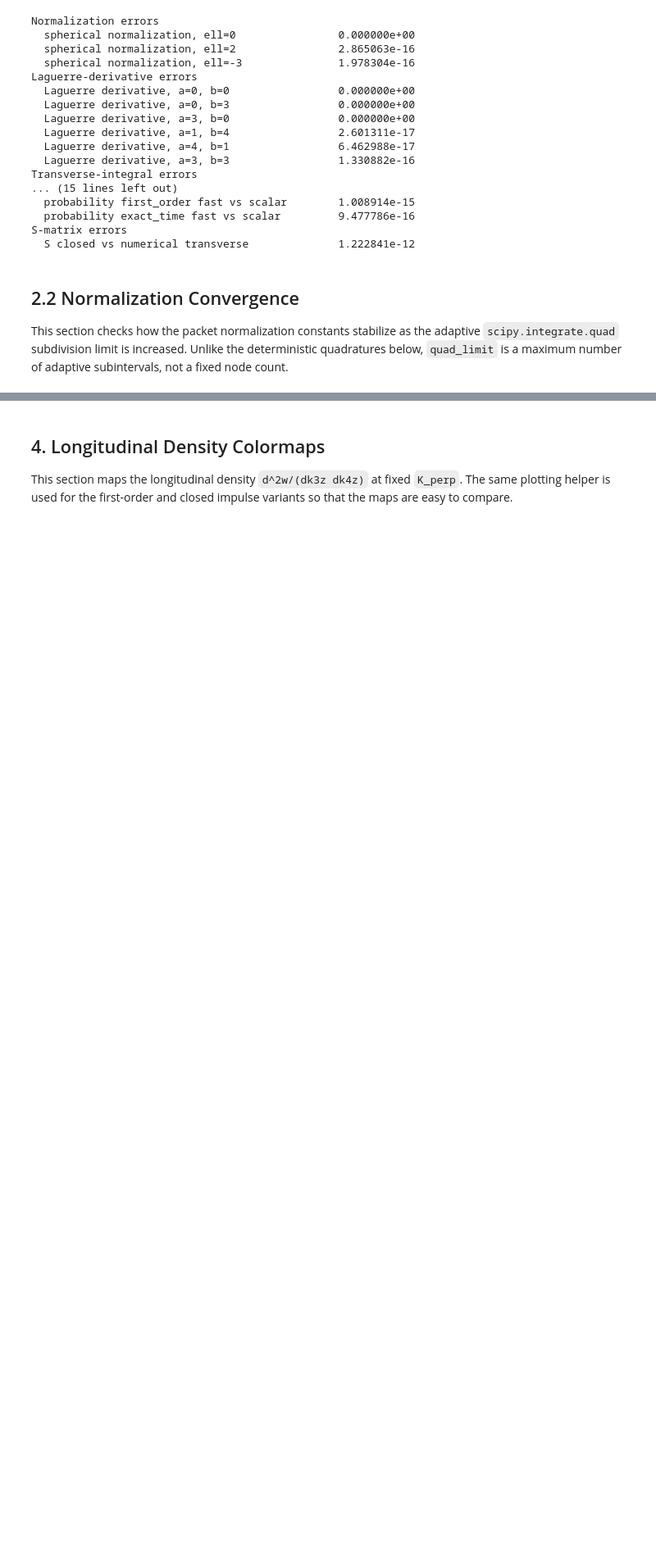
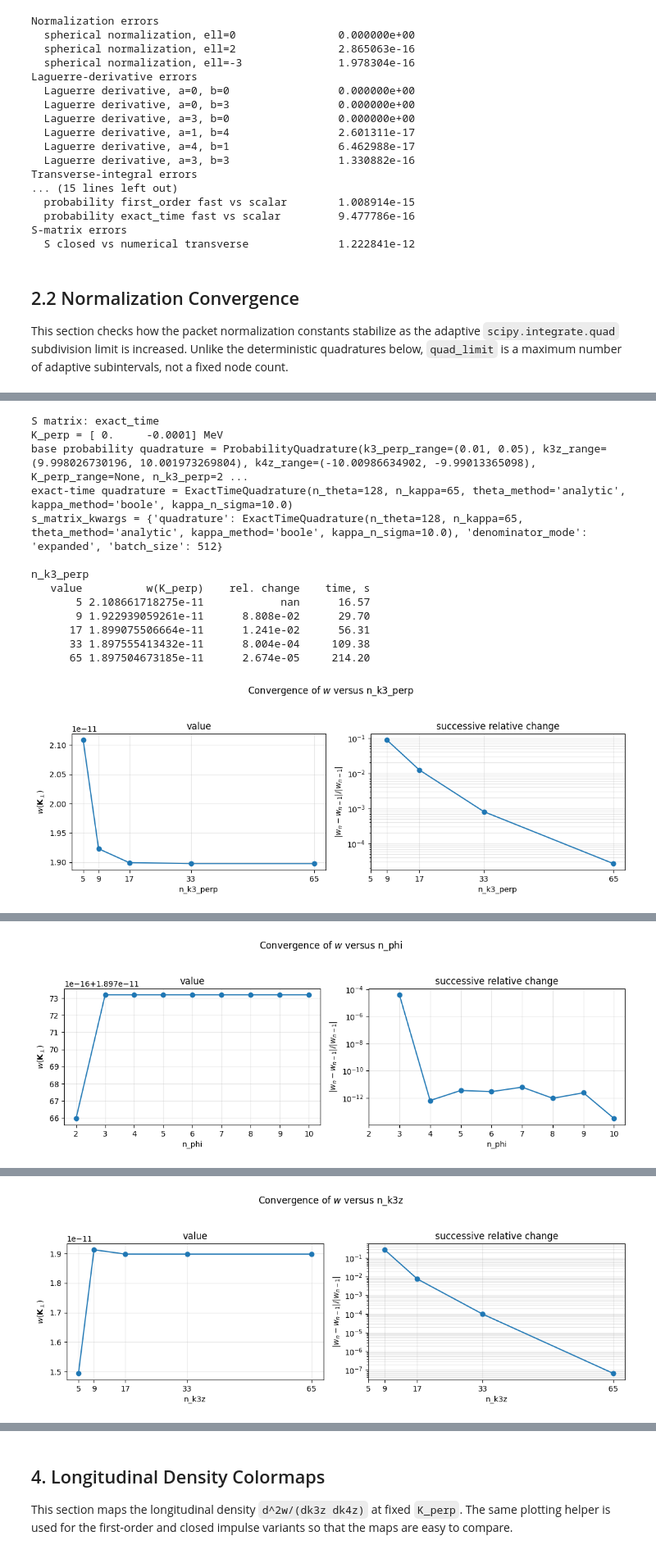
Before and after one commit to Anton-Murtazin/moller_vortex, a Jupyter notebook: analysis_workspace.ipynb, the cells around one changed output, grey strips where cells are left out. Shown at 82% size. Cells and saved outputs as stored; diff of their text form; code cells hidden in the pictures; blank space fills up the shorter version.

Commit message:
Vectorized calculations + analytical theta integration

```diff
--- a/analysis_workspace.ipynb
+++ b/analysis_workspace.ipynb
@@ -250,11 +250,32 @@ packet2 = mv.LGPacket(
 N1 = mv.normalization_constant(packet1)
 N2 = mv.normalization_constant(packet2)
 
-longitudinal_map_quadrature = mv.ProbabilityQuadrature()
-
 # Point where the convergence of w(K_perp) is checked.
 # 1e-4 MeV = 100 eV.
 K_perp_test = np.array([0.0, -0.0001], dtype=float)
+
+probability_convergence_base_quadrature = mv.ProbabilityQuadrature(
+    k3_perp_range=(0.010, 0.050),
+    k3z_range=(10.0 - 50.0 * sigma1_par, 10.0 + 50.0 * sigma1_par),
+    k4z_range=(-10.0 - 50.0 * sigma2_par, -10.0 + 50.0 * sigma2_par),
+    n_k3_perp=25,
+    n_phi=10,
+    n_k3z=25,
+    n_k4z=25,
+)
+
+probability_convergence_time_quadrature = mv.ExactTimeQuadrature(
+    n_kappa=65,
+    theta_method="analytic",
+    kappa_n_sigma=10.0,
+)
+
+probability_convergence_s_matrix = "exact_time"
+probability_convergence_s_matrix_kwargs = {
+    "quadrature": probability_convergence_time_quadrature,
+    "denominator_mode": "expanded",
+    "batch_size": 512,
+}
 
 
 def compute_w_for_quadrature(quadrature):
@@ -266,7 +287,8 @@ def compute_w_for_quadrature(quadrature):
         impact_b=impact_b,
         N1=N1,
         N2=N2,
-        s_matrix="exact_time",
+        s_matrix=probability_convergence_s_matrix,
+        s_matrix_kwargs=probability_convergence_s_matrix_kwargs,
     )
 
 
@@ -281,7 +303,7 @@ def successive_relative_change(values):
     return changes
 
 
-def scan_one_parameter(parameter_name, values, *, base_quadrature=longitudinal_map_quadrature):
+def scan_one_parameter(parameter_name, values, *, base_quadrature=probability_convergence_base_quadrature):
     rows = []
 
     for value in values:
@@ -322,32 +344,78 @@ def print_probability_scan(rows):
             f"{row['time_s']:10.2f}"
         )
 
+    print()
+
 
 def plot_probability_scan(rows):
     parameter_name = rows[0]["parameter"]
     x_values = [row["value"] for row in rows]
     w_values = [row["w"] for row in rows]
     changes = [row["successive_relative_change"] for row in rows]
 
     fig, axes = plt.subplots(1, 2, figsize=(11.0, 3.8))
 
     axes[0].plot(x_values, w_values, marker="o", linewidth=1.5)
     axes[0].set_xlabel(parameter_name)
     axes[0].set_ylabel(r"$w(\mathbf{K}_\perp)$")
     axes[0].set_title("value")
     axes[0].grid(True, alpha=0.3)
 
     axes[1].semilogy(x_values[1:], changes[1:], marker="o", linewidth=1.5)
     axes[1].set_xlabel(parameter_name)
     axes[1].set_ylabel(r"$|w_n-w_{n-1}|/|w_{n-1}|$")
     axes[1].set_title("successive relative change")
     axes[1].grid(True, which="both", alpha=0.3)
 
     for ax in axes:
         ax.set_xscale("linear")
         ax.set_xticks(x_values)
         ax.set_xticklabels([str(value) for value in x_values])
 
     fig.suptitle(fr"Convergence of $w$ versus {parameter_name}", y=1.04)
     fig.tight_layout()
     plt.show()
+
+
+print("S matrix:", probability_convergence_s_matrix)
+print("K_perp =", K_perp_test, "MeV")
+print("base probability quadrature =", probability_convergence_base_quadrature)
+print("exact-time quadrature =", probability_convergence_time_quadrature)
+print("s_matrix_kwargs =", probability_convergence_s_matrix_kwargs)
+print()
+
+n_k3_perp_values = [5, 9, 17, 33, 65]
+n_phi_values = list(range(2, 11))
+n_k3z_values = [5, 9, 17, 33, 65]
+n_k4z_values = [5, 9, 17, 33, 65]
+
+n_k3_perp_scan = scan_one_parameter("n_k3_perp", n_k3_perp_values)
+print_probability_scan(n_k3_perp_scan)
+plot_probability_scan(n_k3_perp_scan)
+
+n_phi_scan = scan_one_parameter("n_phi", n_phi_values)
+print_probability_scan(n_phi_scan)
+plot_probability_scan(n_phi_scan)
+
+n_k3z_scan = scan_one_parameter("n_k3z", n_k3z_values)
+print_probability_scan(n_k3z_scan)
+plot_probability_scan(n_k3z_scan)
+
+n_k4z_scan = scan_one_parameter("n_k4z", n_k4z_values)
+print_probability_scan(n_k4z_scan)
+plot_probability_scan(n_k4z_scan)
+# %% [output]
+S matrix: exact_time
+K_perp = [ 0.     -0.0001] MeV
+base probability quadrature = ProbabilityQuadrature(k3_perp_range=(0.01, 0.05), k3z_range=(9.998026730196, 10.001973269804), k4z_range=(-10.00986634902, -9.99013365098), K_perp_range=None, n_k3_perp=2 ...
+exact-time quadrature = ExactTimeQuadrature(n_theta=128, n_kappa=65, theta_method='analytic', kappa_method='boole', kappa_n_sigma=10.0)
+s_matrix_kwargs = {'quadrature': ExactTimeQuadrature(n_theta=128, n_kappa=65, theta_method='analytic', kappa_method='boole', kappa_n_sigma=10.0), 'denominator_mode': 'expanded', 'batch_size': 512}
+
+n_k3_perp
+   value          w(K_perp)    rel. change    time, s
+       5 2.108661718275e-11            nan      16.57
+       9 1.922939059261e-11      8.808e-02      29.70
+      17 1.899075506664e-11      1.241e-02      56.31
+      33 1.897555413432e-11      8.004e-04     109.38
+      65 1.897504673185e-11      2.674e-05     214.20
+[figure, added]
@@ -353,0 +433 @@ def plot_probability_scan(rows):
+[figure, added]
@@ -353,0 +441 @@ def plot_probability_scan(rows):
+[figure, added]
```
Also changed, not shown: parts of 66 cells of this notebook, 5 other files.
